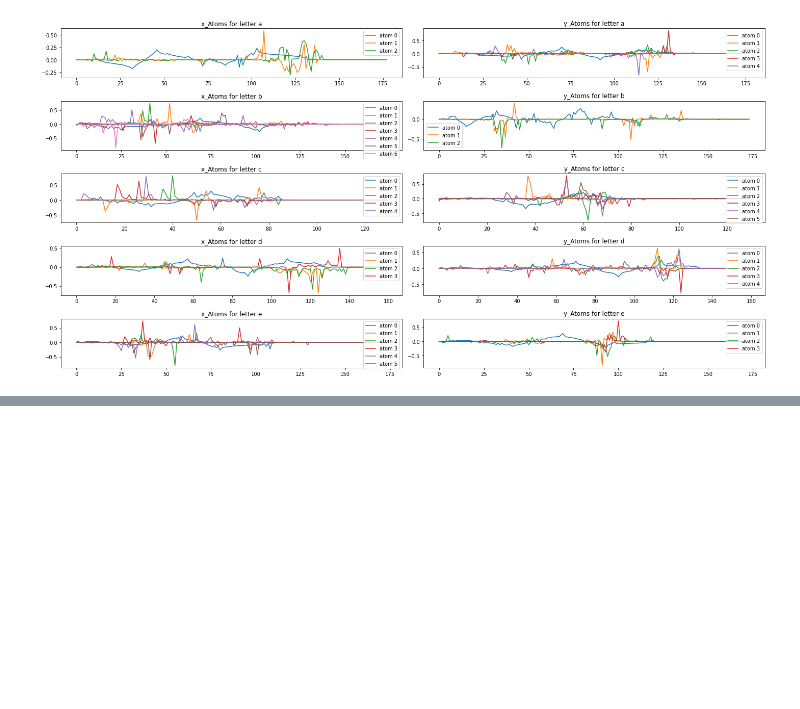
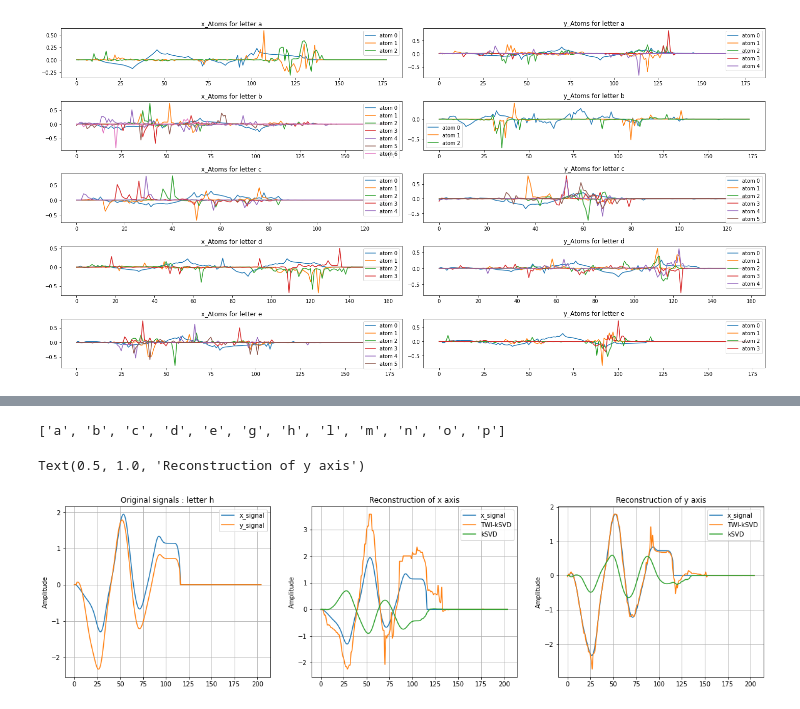
Before and after one commit to paplessix/TWI-kSVD, a Jupyter notebook: use_case/classifier.ipynb, the cells around one changed output, grey strips where cells are left out. Cells and saved outputs as stored; diff of their text form; code cells hidden in the pictures; blank space fills up the shorter version.

```diff
--- a/use_case/classifier.ipynb
+++ b/use_case/classifier.ipynb
@@ -454,0 +574,54 @@ pd.DataFrame(res).loc[1].argmin()
+# %%
+from twi_ksvd.dic_reader import LetterClassifier
+
+clf = LetterClassifier()
+clf.load_data("../results")
+print(clf.letters)
+clf.select_letters(['a','b','m',"h","g","p"])
+x_signal = x_test[idx]
+y_signal= y_test[idx]
+
+alphas_x, deltas_x, alphas_y, deltas_y =clf.fit(x_signal,y_signal,3,20)
+
+reconstructed_x_signal = clf.reconstruct_signal(alphas_x, deltas_x, clf.concatenated_x_dico)
+reconstructed_y_signal = clf.reconstruct_signal(alphas_y, deltas_y, clf.concatenated_y_dico)
+
+
+D_x = np.load(f"../results_ksvd/{letter}/dict_x.npy")
+# print(D.shape)
+alpha_x= OMP(x_signal,D,3)
+
+#load dict
+D_y = np.load(f"../results_ksvd/{letter}/dict_y.npy")
+# print(D.shape)
+alpha_y= OMP(y_signal,D,3)
+# %% [output]
+['a', 'b', 'c', 'd', 'e', 'g', 'h', 'l', 'm', 'n', 'o', 'p']
+# %%
+plt.figure(figsize = (20,5))
+plt.subplot(1,3,1)
+plt.plot(x_signal, label = "x_signal")
+plt.plot(y_signal, label = "y_signal")
+plt.legend()
+plt.title(f"Original signals : letter {letter}")
+plt.grid()
+plt.ylabel("Amplitude")
+plt.subplot(1,3,2)
+plt.plot(x_signal, label = "x_signal")
+plt.plot(reconstructed_x_signal, label = "TWI-kSVD")
+plt.plot(D_x@alpha_x, label = "kSVD")
+plt.title("Reconstruction of x axis")
+plt.legend()
+plt.grid()
+plt.ylabel("Amplitude")
+plt.subplot(1,3,3)
+plt.plot(y_signal, label = "x_signal")
+plt.plot(reconstructed_y_signal, label = "TWI-kSVD")
+plt.plot(D_y@alpha_y, label = "kSVD")
+plt.legend()
+plt.grid()
+plt.ylabel("Amplitude")
+plt.title("Reconstruction of y axis")
+# %% [output]
+Text(0.5, 1.0, 'Reconstruction of y axis')
+[figure, added]
```
Also changed, not shown: parts of 21 cells of this notebook, 43 other files.
